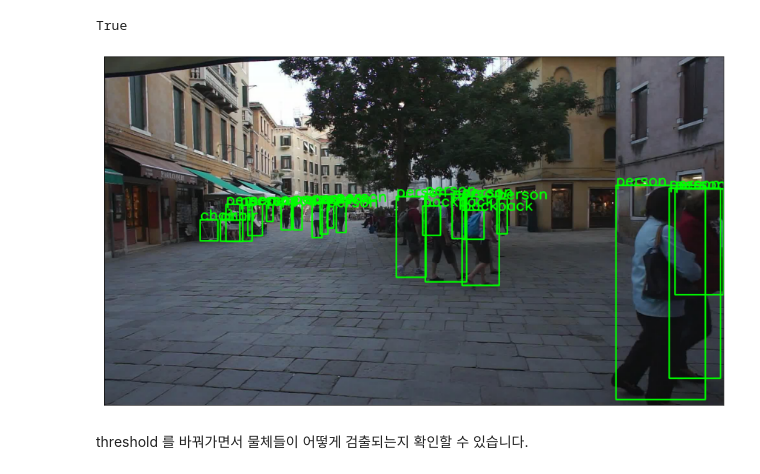
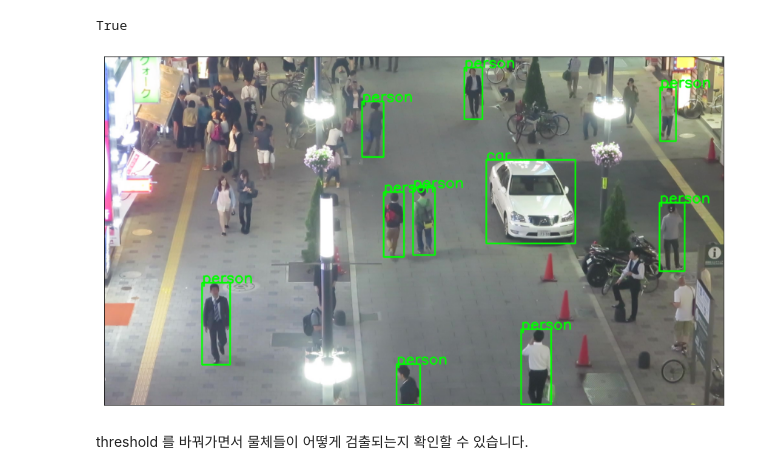
Before and after one commit to hwanhuh/LG_AI_Lab, a Jupyter notebook: Object_Detection_tutorial.ipynb, the cells around one changed output. Saved outputs shown, nothing was run; the diff lists cells and outputs as text; code cells hidden in the pictures.

```diff
--- a/Object_Detection_tutorial.ipynb
+++ b/Object_Detection_tutorial.ipynb
@@ -118,6 +125,7 @@ from torchvision import transforms as T
 # Download the pretrained Faster R-CNN model from torchvision
 
 model = torchvision.models.detection.fasterrcnn_resnet50_fpn(pretrained=True)
+model = model.cuda()
 model.eval()
 torch.cuda.is_available()
 # %% [output]
@@ -147,10 +155,11 @@ def get_prediction(img_path, threshold):
   img = Image.open(img_path) # Load the image
   transform = T.Compose([T.ToTensor()]) # Defing PyTorch Transform
   img = transform(img) # Apply the transform to the image
+  img = img.cuda()
   pred = model([img]) # Pass the image to the model
-  pred_class = [COCO_INSTANCE_CATEGORY_NAMES[i] for i in list(pred[0]['labels'].numpy())] # Get the Prediction Score
-  pred_boxes = [[(i[0], i[1]), (i[2], i[3])] for i in list(pred[0]['boxes'].detach().numpy())] # Bounding boxes
-  pred_score = list(pred[0]['scores'].detach().numpy())
+  pred_class = [COCO_INSTANCE_CATEGORY_NAMES[i] for i in list(pred[0]['labels'].cpu().numpy())] # Get the Prediction Score
+  pred_boxes = [[(i[0], i[1]), (i[2], i[3])] for i in list(pred[0]['boxes'].cpu().detach().numpy())] # Bounding boxes
+  pred_score = list(pred[0]['scores'].cpu().detach().numpy())
   pred_t = [pred_score.index(x) for x in pred_score if x > threshold][-1] # Get list of index with score greater than threshold.
   pred_boxes = pred_boxes[:pred_t+1]
   pred_class = pred_class[:pred_t+1]
@@ -173,13 +182,13 @@ def object_detection_api(img_path, threshold=0.5, rect_th=3, text_size=1.5, text
   plt.show()
 # %%
 # Example: After detection
-temp_data = motdata2
+temp_data = motdata3
 list_motdata = os.listdir(temp_data)
 
 det_path = temp_data + list_motdata[1]
-object_detection_api(det_path, threshold=0.7)
+object_detection_api(det_path, threshold=0.99)
 # %% [output]
-[figure, old version]
+[figure, new version]
 # %% [markdown]
 threshold 를 바꿔가면서 물체들이 어떻게 검출되는지 확인할 수 있습니다.
 # %% [markdown]
```
Also changed, not shown: parts of 19 cells of this notebook.
